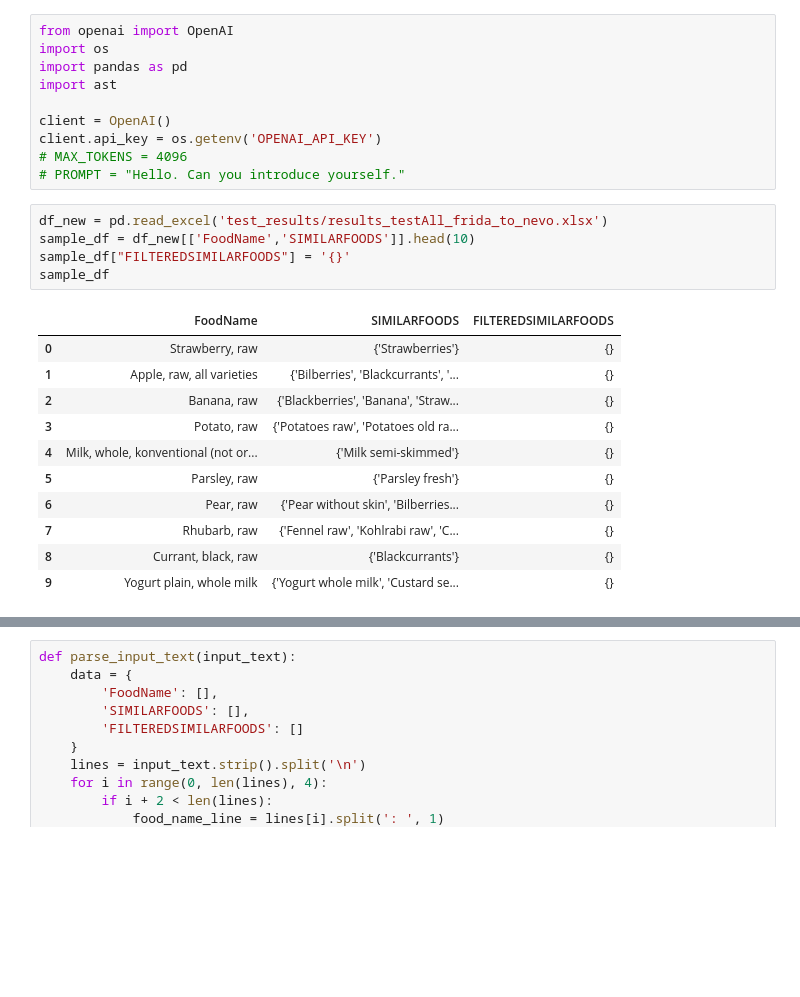
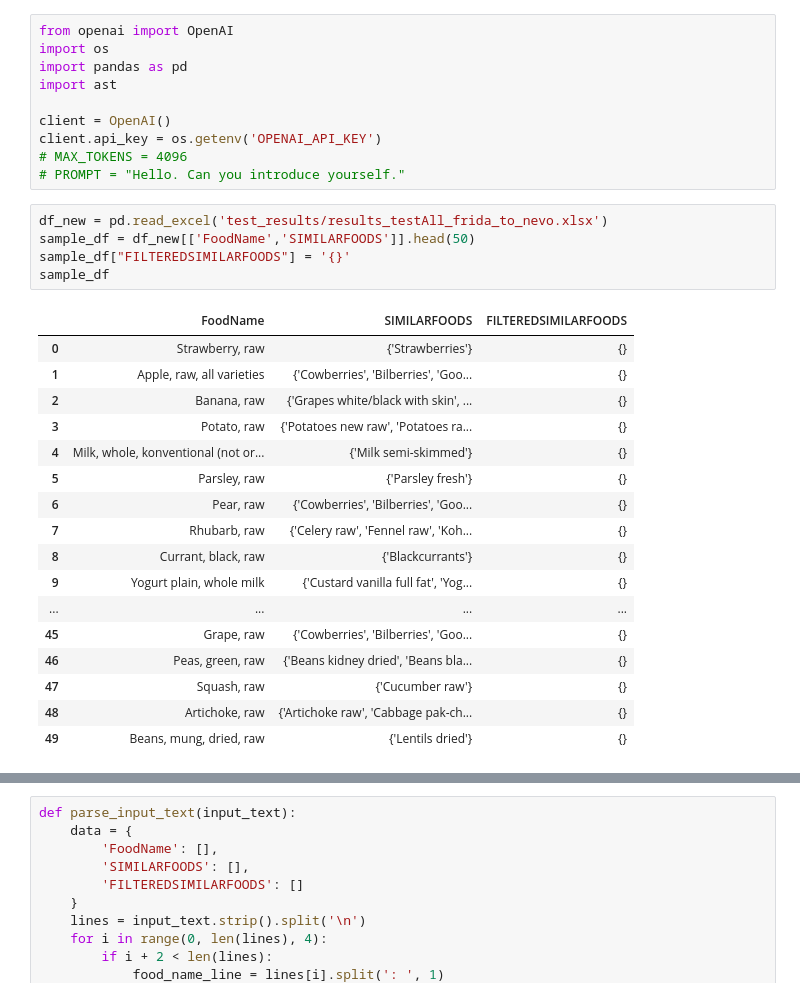
Before and after one commit to jbuhain/food-db-mapper, a Jupyter notebook: prompt.ipynb, the cells around one changed output, grey strips where cells are left out. Saved outputs shown, nothing was run; the diff lists cells and outputs as text; blank space fills up the shorter version.

```diff
--- a/prompt.ipynb
+++ b/prompt.ipynb
@@ -12,21 +12,27 @@ client.api_key = os.getenv('OPENAI_API_KEY')
 # PROMPT = "Hello. Can you introduce yourself."
 # %%
 df_new = pd.read_excel('test_results/results_testAll_frida_to_nevo.xlsx')
-sample_df = df_new[['FoodName','SIMILARFOODS']].head(10)
+sample_df = df_new[['FoodName','SIMILARFOODS']].head(50)
 sample_df["FILTEREDSIMILARFOODS"] = '{}'
 sample_df
 # %% [output]
 |  | FoodName | SIMILARFOODS | FILTEREDSIMILARFOODS |
 | 0 | Strawberry, raw | {'Strawberries'} | {} |
-| 1 | Apple, raw, all varieties | {'Bilberries', 'Blackcurrants', '... | {} |
-| 2 | Banana, raw | {'Blackberries', 'Banana', 'Straw... | {} |
-| 3 | Potato, raw | {'Potatoes raw', 'Potatoes old ra... | {} |
+| 1 | Apple, raw, all varieties | {'Cowberries', 'Bilberries', 'Goo... | {} |
+| 2 | Banana, raw | {'Grapes white/black with skin', ... | {} |
+| 3 | Potato, raw | {'Potatoes new raw', 'Potatoes ra... | {} |
 | 4 | Milk, whole, konventional (not or... | {'Milk semi-skimmed'} | {} |
 | 5 | Parsley, raw | {'Parsley fresh'} | {} |
-| 6 | Pear, raw | {'Pear without skin', 'Bilberries... | {} |
-| 7 | Rhubarb, raw | {'Fennel raw', 'Kohlrabi raw', 'C... | {} |
+| 6 | Pear, raw | {'Cowberries', 'Bilberries', 'Goo... | {} |
+| 7 | Rhubarb, raw | {'Celery raw', 'Fennel raw', 'Koh... | {} |
 | 8 | Currant, black, raw | {'Blackcurrants'} | {} |
-| 9 | Yogurt plain, whole milk | {'Yogurt whole milk', 'Custard se... | {} |
+| 9 | Yogurt plain, whole milk | {'Custard vanilla full fat', 'Yog... | {} |
+| ... | ... | ... | ... |
+| 45 | Grape, raw | {'Cowberries', 'Bilberries', 'Goo... | {} |
+| 46 | Peas, green, raw | {'Beans kidney dried', 'Beans bla... | {} |
+| 47 | Squash, raw | {'Cucumber raw'} | {} |
+| 48 | Artichoke, raw | {'Artichoke raw', 'Cabbage pak-ch... | {} |
+| 49 | Beans, mung, dried, raw | {'Lentils dried'} | {} |
 # %%
 # We turn df to text which we will give to the gpt model
 def df_to_text(df):
```
Also changed, not shown: parts of 5 cells of this notebook, 1 other file.
